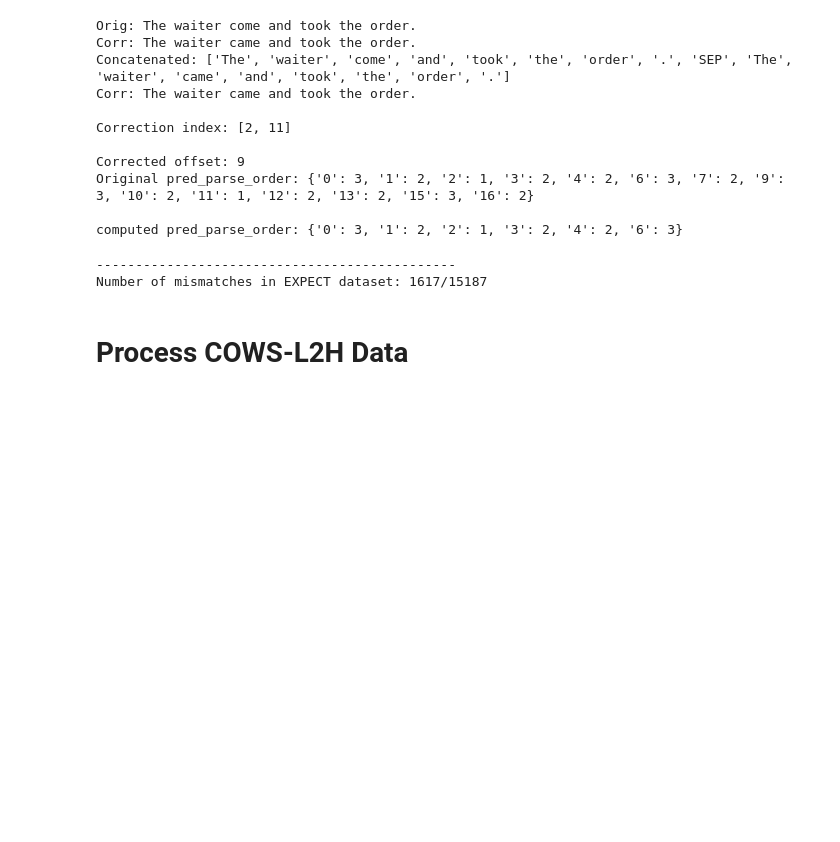
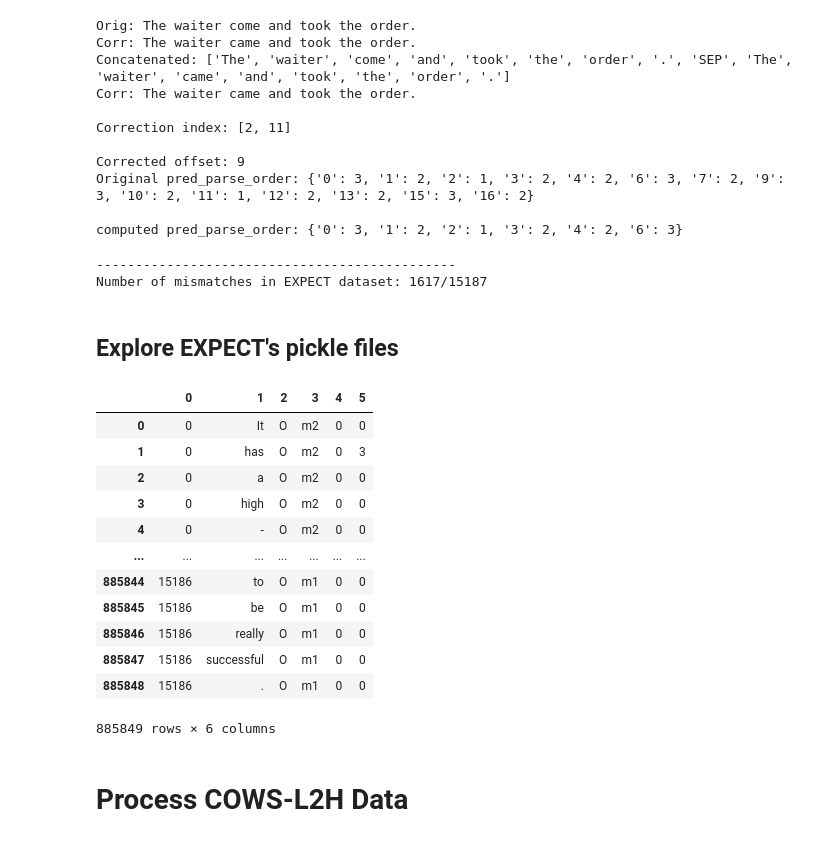
Before and after one commit to team-langbot/model_gec, a Jupyter notebook: gec_bert_data_prep.ipynb, the cells around one changed output. Saved outputs shown, nothing was run; the diff lists cells and outputs as text; code cells hidden in the pictures; blank space fills up the shorter version.

```diff
--- a/gec_bert_data_prep.ipynb
+++ b/gec_bert_data_prep.ipynb
@@ -699,6 +693,32 @@ print(f"Number of mismatches in EXPECT dataset: {alignment_sanity(df_expect)}/{d
 # %% [output]
 ----------------------------------------------
 Number of mismatches in EXPECT dataset: 1617/15187
+# %% [markdown]
+## Explore EXPECT's pickle files
+# %%
+# open a file, where you stored the pickled data
+def tt():
+    with open('/Users/rams/personal/MIDS/w210/Explainable_GEC/data/ner/train.pkl', 'rb') as file:
+        # dump information to that file
+        data = pickle.load(file)
+        df = pd.DataFrame(data)
+        df.to_csv('/Users/rams/personal/MIDS/w210/Explainable_GEC/data/ner/train.csv', index=False)
+        return df
+tt()
+# %% [output]
+|  | 0 | 1 | 2 | 3 | 4 | 5 |
+| 0 | 0 | It | O | m2 | 0 | 0 |
+| 1 | 0 | has | O | m2 | 0 | 3 |
+| 2 | 0 | a | O | m2 | 0 | 0 |
+| 3 | 0 | high | O | m2 | 0 | 0 |
+| 4 | 0 | - | O | m2 | 0 | 0 |
+| ... | ... | ... | ... | ... | ... | ... |
+| 885844 | 15186 | to | O | m1 | 0 | 0 |
+| 885845 | 15186 | be | O | m1 | 0 | 0 |
+| 885846 | 15186 | really | O | m1 | 0 | 0 |
+| 885847 | 15186 | successful | O | m1 | 0 | 0 |
+| 885848 | 15186 | . | O | m1 | 0 | 0 |
+885849 rows × 6 columns
 # %% [markdown]
 # Process COWS-L2H Data
 # %% [markdown]
```
Also changed, not shown: parts of 32 cells of this notebook, 25 other files.
